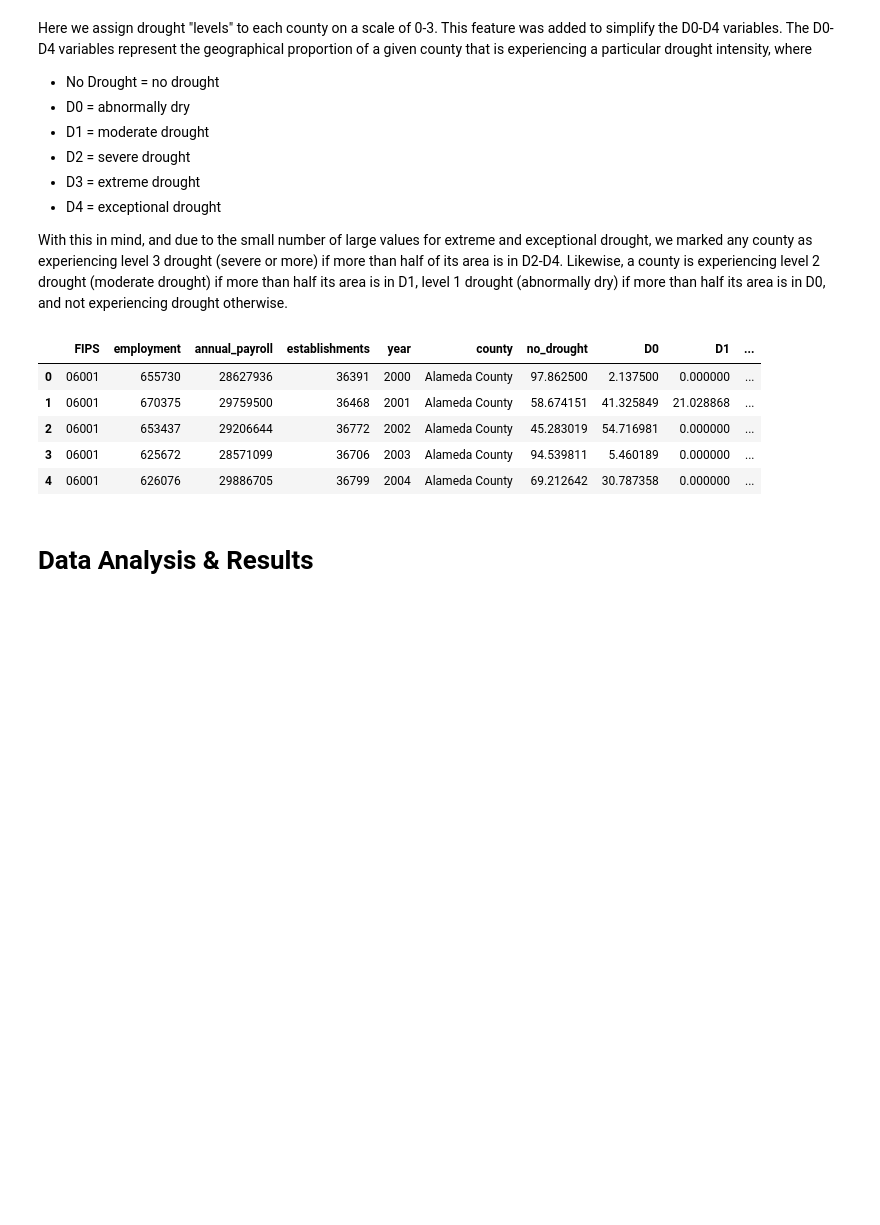
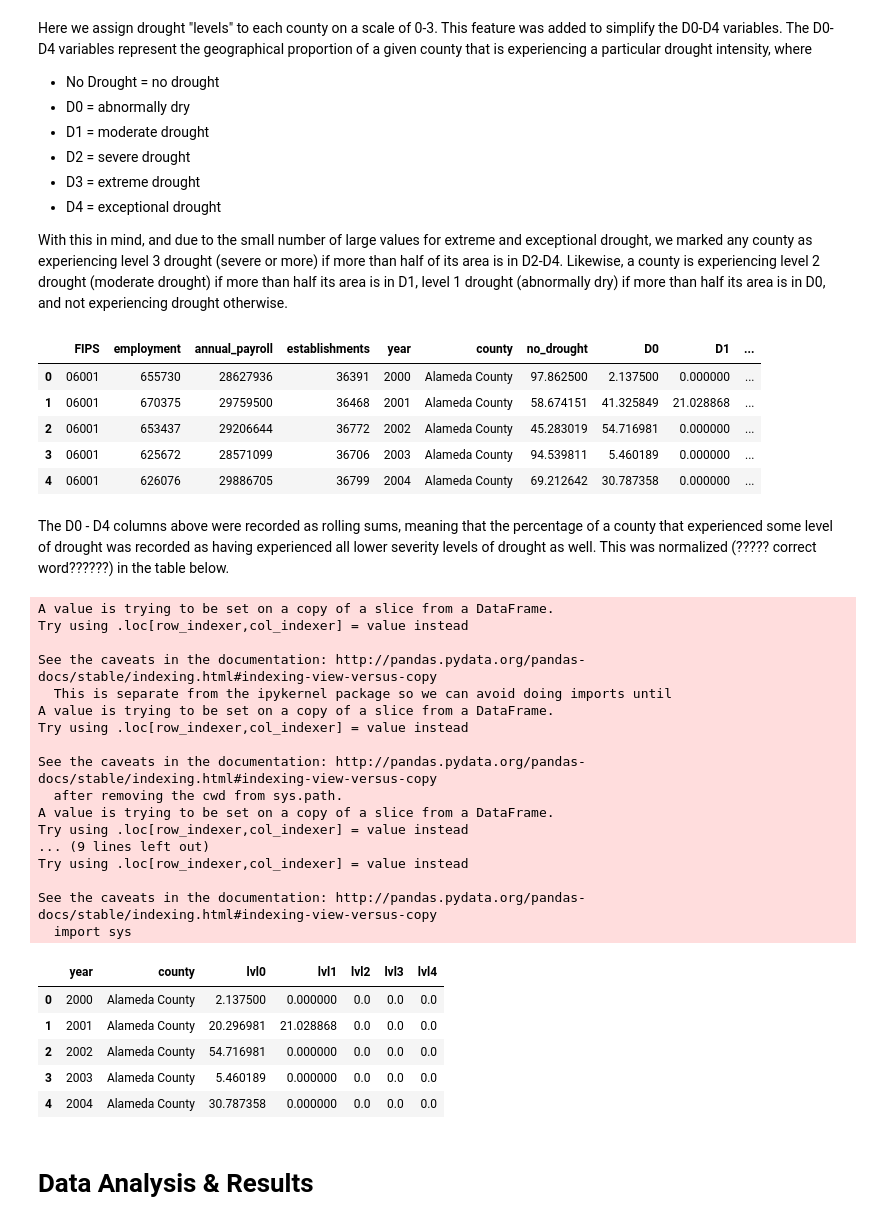
Before and after one commit to jacobmoul/COGS108_Repo, a Jupyter notebook: Final Project/FinalProject.ipynb, the cells around one changed output. Saved outputs shown, nothing was run; the diff lists cells and outputs as text; code cells hidden in the pictures; blank space fills up the shorter version.

Commit message:
adjust drought levels

```diff
--- a/Final Project/FinalProject.ipynb
+++ b/Final Project/FinalProject.ipynb
@@ -319,6 +319,40 @@ project_df.head()
 | 2 | 06001 | 653437 | 29206644 | 36772 | 2002 | Alameda County | 45.283019 | 54.716981 | 0.000000 | ... |
 | 3 | 06001 | 625672 | 28571099 | 36706 | 2003 | Alameda County | 94.539811 | 5.460189 | 0.000000 | ... |
 | 4 | 06001 | 626076 | 29886705 | 36799 | 2004 | Alameda County | 69.212642 | 30.787358 | 0.000000 | ... |
+# %% [markdown]
+The D0 - D4 columns above were recorded as rolling sums, meaning that the percentage of a county that experienced some level of drought was recorded as having experienced all lower severity levels of drought as well. This was normalized (????? correct word??????) in the table below.
+# %%
+drought_levels = project_df[['year', 'county']]
+drought_levels['lvl0'] = project_df['D0'] - project_df['D1']
+drought_levels['lvl1'] = project_df['D1'] - project_df['D2']
+drought_levels['lvl2'] = project_df['D2'] - project_df['D3']
+drought_levels['lvl3'] = project_df['D3'] - project_df['D4']
+drought_levels['lvl4'] = project_df['D4']
+drought_levels.head()
+# %% [output]
+A value is trying to be set on a copy of a slice from a DataFrame.
+Try using .loc[row_indexer,col_indexer] = value instead
+
+See the caveats in the documentation: http://pandas.pydata.org/pandas-docs/stable/indexing.html#indexing-view-versus-copy
+  This is separate from the ipykernel package so we can avoid doing imports until
+A value is trying to be set on a copy of a slice from a DataFrame.
+Try using .loc[row_indexer,col_indexer] = value instead
+
+See the caveats in the documentation: http://pandas.pydata.org/pandas-docs/stable/indexing.html#indexing-view-versus-copy
+  after removing the cwd from sys.path.
+A value is trying to be set on a copy of a slice from a DataFrame.
+Try using .loc[row_indexer,col_indexer] = value instead
+... (9 lines left out)
+Try using .loc[row_indexer,col_indexer] = value instead
+
+See the caveats in the documentation: http://pandas.pydata.org/pandas-docs/stable/indexing.html#indexing-view-versus-copy
+  import sys
+|  | year | county | lvl0 | lvl1 | lvl2 | lvl3 | lvl4 |
+| 0 | 2000 | Alameda County | 2.137500 | 0.000000 | 0.0 | 0.0 | 0.0 |
+| 1 | 2001 | Alameda County | 20.296981 | 21.028868 | 0.0 | 0.0 | 0.0 |
+| 2 | 2002 | Alameda County | 54.716981 | 0.000000 | 0.0 | 0.0 | 0.0 |
+| 3 | 2003 | Alameda County | 5.460189 | 0.000000 | 0.0 | 0.0 | 0.0 |
+| 4 | 2004 | Alameda County | 30.787358 | 0.000000 | 0.0 | 0.0 | 0.0 |
 # %% [markdown]
 # Data Analysis & Results
 # %%
```
Also changed, not shown: parts of 4 cells of this notebook.
